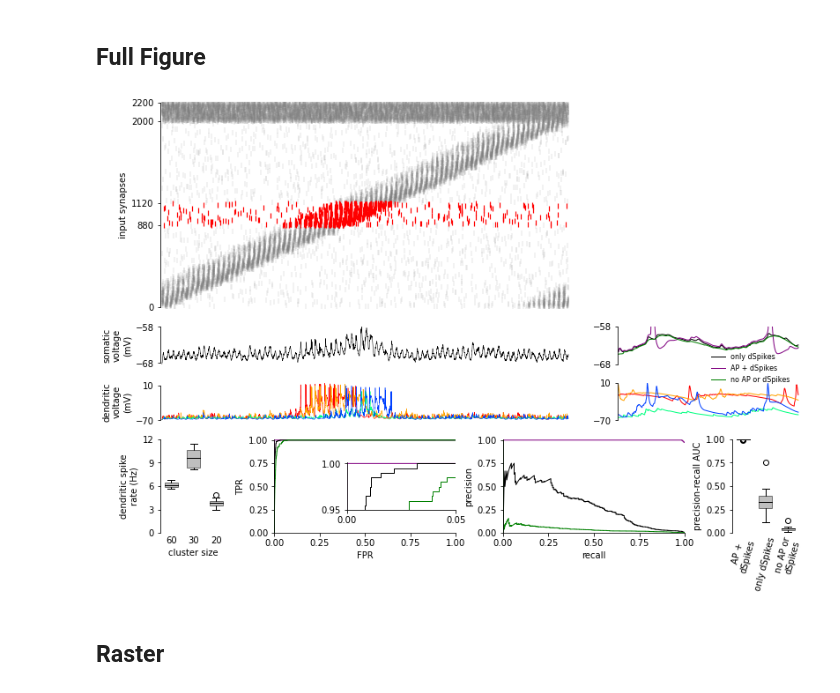
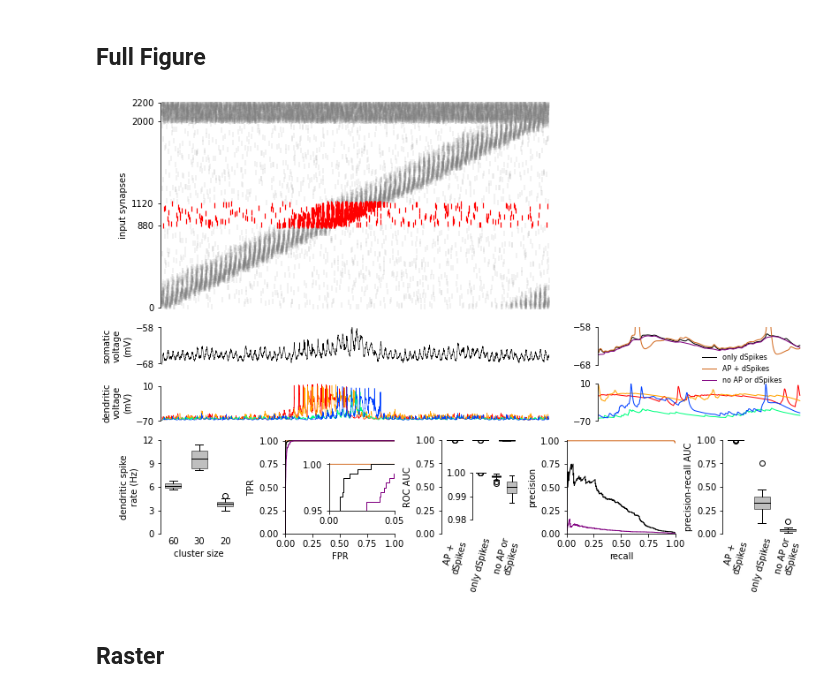
Before and after one commit to yjkimnada/dendrite, a Jupyter notebook: fig1/fig1.ipynb, the cells around one changed output. Drawn from its saved outputs; the diff is of its cells as text; code cells hidden in the pictures.

```diff
--- a/fig1/fig1.ipynb
+++ b/fig1/fig1.ipynb
@@ -40,13 +40,13 @@ fpr_ap_true_active, tpr_ap_true_active, thresholds_ap_true_active = metrics.roc_
 fpr_na_true_active, tpr_na_true_active, thresholds_na_true_active = metrics.roc_curve(spk_active, na_true_active)
 fpr_nona_true_active, tpr_nona_true_active, thresholds_nona_true_active = metrics.roc_curve(spk_active, nona_true_active)
 
-prarea_ap_true_active = metrics.auc(rec_ap_true_active, prec_ap_true_active)
-prarea_na_true_active = metrics.auc(rec_na_true_active, prec_na_true_active)
-prarea_nona_true_active = metrics.auc(rec_nona_true_active, prec_nona_true_active)
-
 prarea_ap_true_active_array = np.zeros((20))
 prarea_na_true_active_array = np.zeros((20))
 prarea_nona_true_active_array = np.zeros((20))
+
+rocarea_ap_true_active_array = np.zeros((20))
+rocarea_na_true_active_array = np.zeros((20))
+rocarea_nona_true_active_array = np.zeros((20))
 
 for i in tnrange(20):
     part_prec_ap_true_active, part_rec_ap_true_active, _ = precision_recall_curve(spk_active[i*length:(i+1)*length], ap_true_active[i*length:(i+1)*length])
@@ -56,6 +56,10 @@ for i in tnrange(20):
     prarea_ap_true_active_array[i] = metrics.auc(part_rec_ap_true_active, part_prec_ap_true_active)
     prarea_na_true_active_array[i] = metrics.auc(part_rec_na_true_active, part_prec_na_true_active)
     prarea_nona_true_active_array[i] = metrics.auc(part_rec_nona_true_active, part_prec_nona_true_active)
+
+    rocarea_ap_true_active_array[i] = metrics.roc_auc_score(spk_active[i*length:(i+1)*length], ap_true_active[i*length:(i+1)*length])
+    rocarea_na_true_active_array[i] = metrics.roc_auc_score(spk_active[i*length:(i+1)*length], na_true_active[i*length:(i+1)*length])
+    rocarea_nona_true_active_array[i] = metrics.roc_auc_score(spk_active[i*length:(i+1)*length], nona_true_active[i*length:(i+1)*length])
 # %%
 x_e, y_e = np.where(E_neural > 0)
 x_i, y_i = np.where(I_neural > 0)
@@ -106,16 +110,17 @@ mpl.rcParams['font.sans-serif'] = "Arial"
 mpl.rcParams['font.family'] = "sans-serif"
 
 fig = plt.figure(constrained_layout=True, figsize = (13,9))
-gs = fig.add_gridspec(8,6, wspace=0.7, hspace=0.5)
-ax1 = fig.add_subplot(gs[:4, :4])
-ax2 = fig.add_subplot(gs[4, :4])
-ax3 = fig.add_subplot(gs[5, :4])
-ax4 = fig.add_subplot(gs[5, 4:])
-ax5 = fig.add_subplot(gs[4, 4:])
-ax6 = fig.add_subplot(gs[6:8, 0])
-ax7 = fig.add_subplot(gs[6:8, 5])
-ax8 = fig.add_subplot(gs[6:8, 1:3])
-ax9 = fig.add_subplot(gs[6:8, 3:5])
+gs = fig.add_gridspec(8,21, wspace=1, hspace=0.5)
+ax1 = fig.add_subplot(gs[:4, :13])
+ax2 = fig.add_subplot(gs[4, :13])
+ax3 = fig.add_subplot(gs[5, :13])
+ax4 = fig.add_subplot(gs[5, 14:])
+ax5 = fig.add_subplot(gs[4, 14:])
+ax6 = fig.add_subplot(gs[6:8, :3])
+ax7 = fig.add_subplot(gs[6:8, 18:])
+ax8 = fig.add_subplot(gs[6:8, 4:8])
+ax9 = fig.add_subplot(gs[6:8, 13:17])
+ax10 = fig.add_subplot(gs[6:8, 9:12])
 
 
 # Ax1: Raster #
@@ -197,8 +202,8 @@ ax6.set_ylabel("dendritic spike\nrate (Hz)")
 
 #Inset Voltages
 ax5.plot(soma[22500:23500], color="black", linewidth=1, label="only dSpikes")
-ax5.plot(soma_ap[22500:23500], color="purple", linewidth=1, label="AP + dSpikes")
-ax5.plot(soma_nona[22500:23500], color="green", linewidth=1, label="no AP or dSpikes")
+ax5.plot(soma_ap[22500:23500], color="chocolate", linewidth=1, label="AP + dSpikes")
+ax5.plot(soma_nona[22500:23500], color="purple", linewidth=1, label="no AP or dSpikes")
 ax5.set_ylim(-68,-58)
 ax5.set_yticks([-68,-58])
 ax5.spines.right.set_visible(False)
@@ -243,47 +248,88 @@ ax7.set_ylim(0,1)
 ax7.tick_params(axis="x", length=0)
 ax7.set_yticks(np.arange(0,1.01,0.25))
 
-ax8.plot(fpr_ap_true_active, tpr_ap_true_active, linewidth=1, color="purple")
+bp1 = ax10.boxplot(rocarea_ap_true_active_array, positions=[1], widths = 0.6, patch_artist=True)
+bp2 = ax10.boxplot(rocarea_na_true_active_array, positions=[2], widths = 0.6, patch_artist=True)
+bp3 = ax10.boxplot(rocarea_nona_true_active_array, positions=[3], widths = 0.6, patch_artist=True)
+bp1['boxes'][0].set_facecolor("gray")
+bp2['boxes'][0].set_facecolor("gray")
+bp3['boxes'][0].set_facecolor("gray")
+bp1['boxes'][0].set_alpha(0.5)
+bp2['boxes'][0].set_alpha(0.5)
+bp3['boxes'][0].set_alpha(0.5)
+bp1['medians'][0].set_color("black")
+bp2['medians'][0].set_color("black")
+bp3['medians'][0].set_color("black")
+ax10.set_xticklabels(["AP +\ndSpikes","only dSpikes", "no AP or\ndSpikes"], rotation=75)
+ax10.set_ylabel("ROC AUC")
+ax10.spines.right.set_visible(False)
+ax10.spines.top.set_visible(False)
+ax10.spines.bottom.set_visible(False)
+ax10.set_ylim(0,1)
+ax10.tick_params(axis="x", length=0)
+ax10.set_yticks(np.arange(0,1.01,0.25))
+
+ins = ax10.inset_axes([0.4,0.15,0.6,0.5])
+bp1 = ins.boxplot(rocarea_ap_true_active_array, positions=[1], widths = 0.6, patch_artist=True)
+bp2 = ins.boxplot(rocarea_na_true_active_array, positions=[2], widths = 0.6, patch_artist=True)
+bp3 = ins.boxplot(rocarea_nona_true_active_array, positions=[3], widths = 0.6, patch_artist=True)
+bp1['boxes'][0].set_facecolor("gray")
+bp2['boxes'][0].set_facecolor("gray")
+bp3['boxes'][0].set_facecolor("gray")
+bp1['boxes'][0].set_alpha(0.5)
+bp2['boxes'][0].set_alpha(0.5)
+bp3['boxes'][0].set_alpha(0.5)
+bp1['medians'][0].set_color("black")
+bp2['medians'][0].set_color("black")
+bp3['medians'][0].set_color("black")
+ins.spines.right.set_visible(False)
+ins.spines.top.set_visible(False)
+ins.spines.bottom.set_visible(False)
+ins.set_ylim(0.98,1)
+ins.tick_params(axis="x", length=0)
+ins.set_xticks([])
+ins.set_yticks(np.arange(0.98,1.001,0.01))
+
+ax8.plot(fpr_ap_true_active, tpr_ap_true_active, linewidth=1, color="chocolate")
 ax8.plot(fpr_na_true_active, tpr_na_true_active, linewidth=1, color="black")
-ax8.plot(fpr_nona_true_active, tpr_nona_true_active, linewidth=1, color="green")
+ax8.plot(fpr_nona_true_active, tpr_nona_true_active, linewidth=1, color="purple")
 ax8.spines.right.set_visible(False)
 ax8.spines.top.set_visible(False)
 ax8.set_ylim(0,1.01)
 ax8.set_xlim(0,1)
 ax8.set_xlabel("FPR")
 ax8.set_ylabel("TPR")
 ax8.set_xticks(np.arange(0,1.01,0.25))
 ax8.set_yticks(np.arange(0,1.01,0.25))
 
 ins = ax8.inset_axes([0.4,0.25,0.6,0.5])
-ins.plot(fpr_ap_true_active, tpr_ap_true_active, linewidth=1, color="purple")
+ins.plot(fpr_ap_true_active, tpr_ap_true_active, linewidth=1, color="chocolate")
 ins.plot(fpr_na_true_active, tpr_na_true_active, linewidth=1, color="black")
-ins.plot(fpr_nona_true_active, tpr_nona_true_active, linewidth=1, color="green")
+ins.plot(fpr_nona_true_active, tpr_nona_true_active, linewidth=1, color="purple")
 ins.spines.right.set_visible(False)
 ins.spines.top.set_visible(False)
 ins.set_ylim(0.95,1.001)
 ins.set_xlim(0,0.05)
 ins.set_xticks([0,0.05])
 ins.set_yticks([0.95,1])
 
-
-ax9.plot(rec_ap_true_active, prec_ap_true_active, linewidth=1, color="purple")
+ax9.plot(rec_ap_true_active, prec_ap_true_active, linewidth=1, color="chocolate")
 ax9.plot(rec_na_true_active, prec_na_true_active, linewidth=1, color="black")
-ax9.plot(rec_nona_true_active, prec_nona_true_active, linewidth=1, color="green")
+ax9.plot(rec_nona_true_active, prec_nona_true_active, linewidth=1, color="purple")
 ax9.spines.right.set_visible(False)
 ax9.spines.top.set_visible(False)
 ax9.set_ylim(0,1.01)
 ax9.set_xlim(0,1)
 ax9.set_xlabel("recall")
 ax9.set_ylabel("precision")
 ax9.set_xticks(np.arange(0,1.01,0.25))
 ax9.set_yticks(np.arange(0,1.01,0.25))
 
 fig.tight_layout()
 #plt.show()
 #fig.savefig("/home/sklee/dendrite/fig1/fig1_raw.pdf", bbox_inches="tight", transparent=True)
 # %% [output]
-[figure, old version]
+[figure, new version]
 # %% [markdown]
 ## Raster
 # %%
```
Also changed, not shown: 3 other files.
